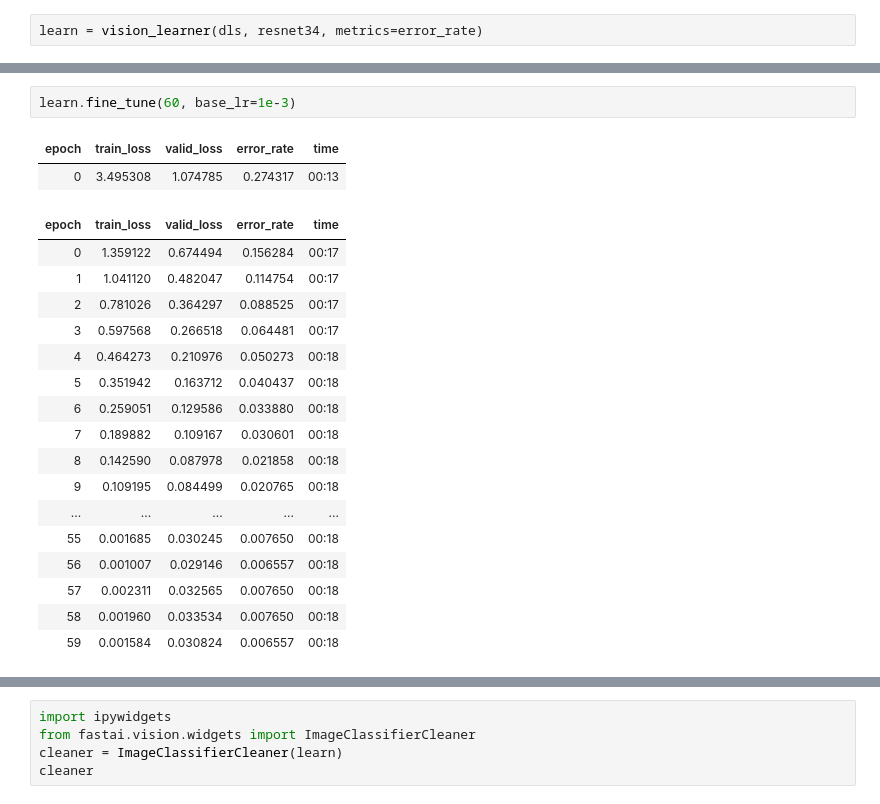
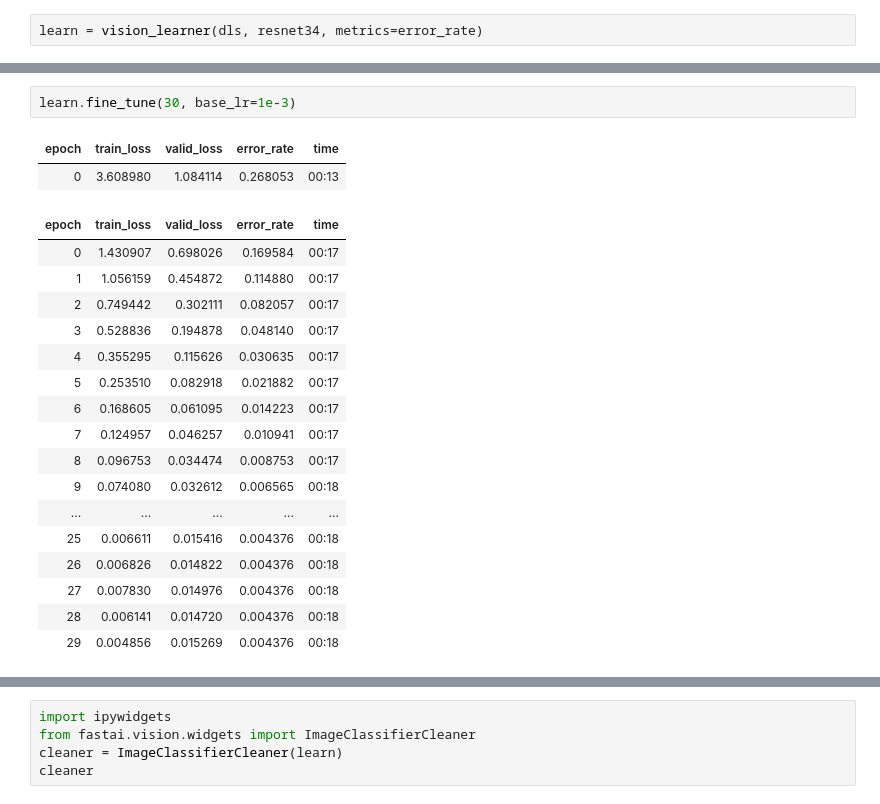
Before and after one commit to xstof/xstofai, a Jupyter notebook: nbs/traffic-sign-recognition.ipynb, the cells around one changed output, grey strips where cells are left out. Drawn from its saved outputs; the diff is of its cells as text.

```diff
--- a/nbs/traffic-sign-recognition.ipynb
+++ b/nbs/traffic-sign-recognition.ipynb
@@ -157,25 +157,25 @@ lr_min,lr_steep = learn.lr_find(suggest_funcs=(minimum, steep))
 # %%
-learn.fine_tune(60, base_lr=1e-3)
+learn.fine_tune(30, base_lr=1e-3)
 # %% [output]
 | epoch | train_loss | valid_loss | error_rate | time |
-| 0 | 3.495308 | 1.074785 | 0.274317 | 00:13 |
+| 0 | 3.608980 | 1.084114 | 0.268053 | 00:13 |
 | epoch | train_loss | valid_loss | error_rate | time |
-| 0 | 1.359122 | 0.674494 | 0.156284 | 00:17 |
-| 1 | 1.041120 | 0.482047 | 0.114754 | 00:17 |
-| 2 | 0.781026 | 0.364297 | 0.088525 | 00:17 |
-| 3 | 0.597568 | 0.266518 | 0.064481 | 00:17 |
-| 4 | 0.464273 | 0.210976 | 0.050273 | 00:18 |
-| 5 | 0.351942 | 0.163712 | 0.040437 | 00:18 |
-| 6 | 0.259051 | 0.129586 | 0.033880 | 00:18 |
-| 7 | 0.189882 | 0.109167 | 0.030601 | 00:18 |
-| 8 | 0.142590 | 0.087978 | 0.021858 | 00:18 |
-| 9 | 0.109195 | 0.084499 | 0.020765 | 00:18 |
+| 0 | 1.430907 | 0.698026 | 0.169584 | 00:17 |
+| 1 | 1.056159 | 0.454872 | 0.114880 | 00:17 |
+| 2 | 0.749442 | 0.302111 | 0.082057 | 00:17 |
+| 3 | 0.528836 | 0.194878 | 0.048140 | 00:17 |
+| 4 | 0.355295 | 0.115626 | 0.030635 | 00:17 |
+| 5 | 0.253510 | 0.082918 | 0.021882 | 00:17 |
+| 6 | 0.168605 | 0.061095 | 0.014223 | 00:17 |
+| 7 | 0.124957 | 0.046257 | 0.010941 | 00:17 |
+| 8 | 0.096753 | 0.034474 | 0.008753 | 00:17 |
+| 9 | 0.074080 | 0.032612 | 0.006565 | 00:18 |
 | ... | ... | ... | ... | ... |
-| 55 | 0.001685 | 0.030245 | 0.007650 | 00:18 |
-| 56 | 0.001007 | 0.029146 | 0.006557 | 00:18 |
-| 57 | 0.002311 | 0.032565 | 0.007650 | 00:18 |
-| 58 | 0.001960 | 0.033534 | 0.007650 | 00:18 |
-| 59 | 0.001584 | 0.030824 | 0.006557 | 00:18 |
+| 25 | 0.006611 | 0.015416 | 0.004376 | 00:18 |
+| 26 | 0.006826 | 0.014822 | 0.004376 | 00:18 |
+| 27 | 0.007830 | 0.014976 | 0.004376 | 00:18 |
+| 28 | 0.006141 | 0.014720 | 0.004376 | 00:18 |
+| 29 | 0.004856 | 0.015269 | 0.004376 | 00:18 |
 # %%
 learn.recorder.plot_loss()
 # %% [output]
```
Also changed, not shown: parts of 34 cells of this notebook, 1 other file.
